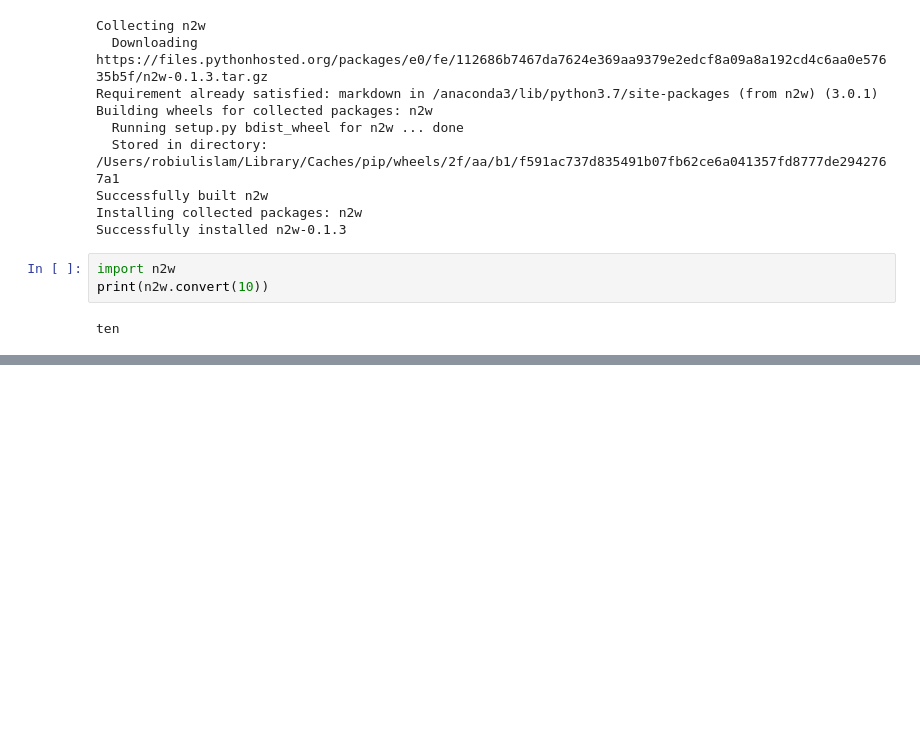
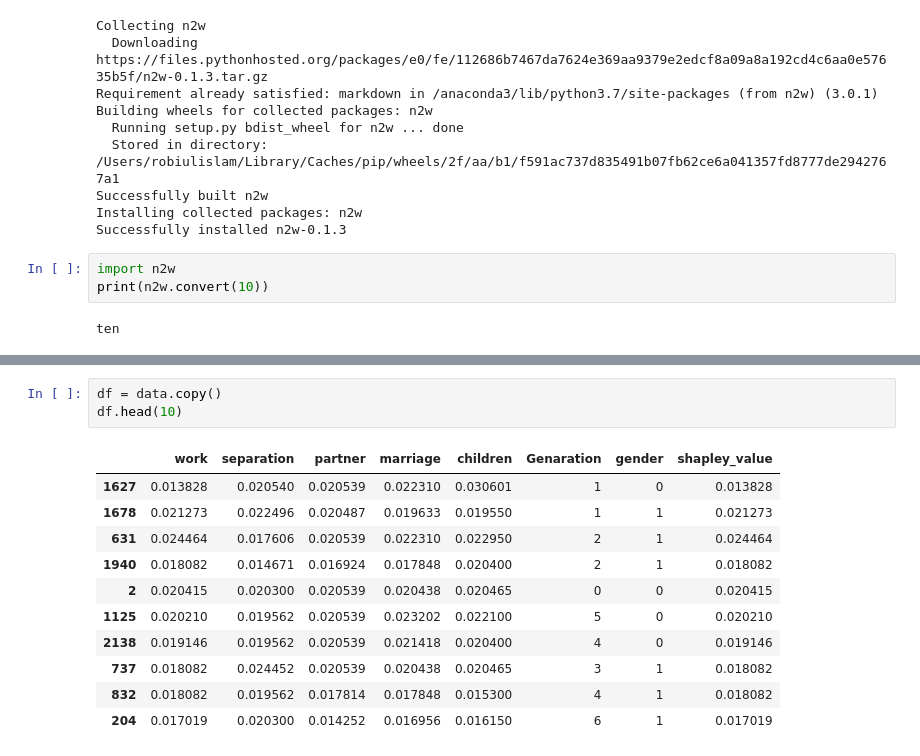
Before and after one commit to connect2robiul/DL_DemographicStudies, a Jupyter notebook: Course Work.ipynb, the cells around one changed output, grey strips where cells are left out. Drawn from its saved outputs; the diff is of its cells as text; blank space fills up the shorter version.

```diff
--- a/Course Work.ipynb
+++ b/Course Work.ipynb
@@ -642,0 +659,15 @@ ten
+# %%
+df = data.copy()
+df.head(10)
+# %% [output]
+|  | work | separation | partner | marriage | children | Genaration | gender | shapley_value |
+| 1627 | 0.013828 | 0.020540 | 0.020539 | 0.022310 | 0.030601 | 1 | 0 | 0.013828 |
+| 1678 | 0.021273 | 0.022496 | 0.020487 | 0.019633 | 0.019550 | 1 | 1 | 0.021273 |
+| 631 | 0.024464 | 0.017606 | 0.020539 | 0.022310 | 0.022950 | 2 | 1 | 0.024464 |
+| 1940 | 0.018082 | 0.014671 | 0.016924 | 0.017848 | 0.020400 | 2 | 1 | 0.018082 |
+| 2 | 0.020415 | 0.020300 | 0.020539 | 0.020438 | 0.020465 | 0 | 0 | 0.020415 |
+| 1125 | 0.020210 | 0.019562 | 0.020539 | 0.023202 | 0.022100 | 5 | 0 | 0.020210 |
+| 2138 | 0.019146 | 0.019562 | 0.020539 | 0.021418 | 0.020400 | 4 | 0 | 0.019146 |
+| 737 | 0.018082 | 0.024452 | 0.020539 | 0.020438 | 0.020465 | 3 | 1 | 0.018082 |
+| 832 | 0.018082 | 0.019562 | 0.017814 | 0.017848 | 0.015300 | 4 | 1 | 0.018082 |
+| 204 | 0.017019 | 0.020300 | 0.014252 | 0.016956 | 0.016150 | 6 | 1 | 0.017019 |
```
Also changed, not shown: parts of 69 cells of this notebook.
